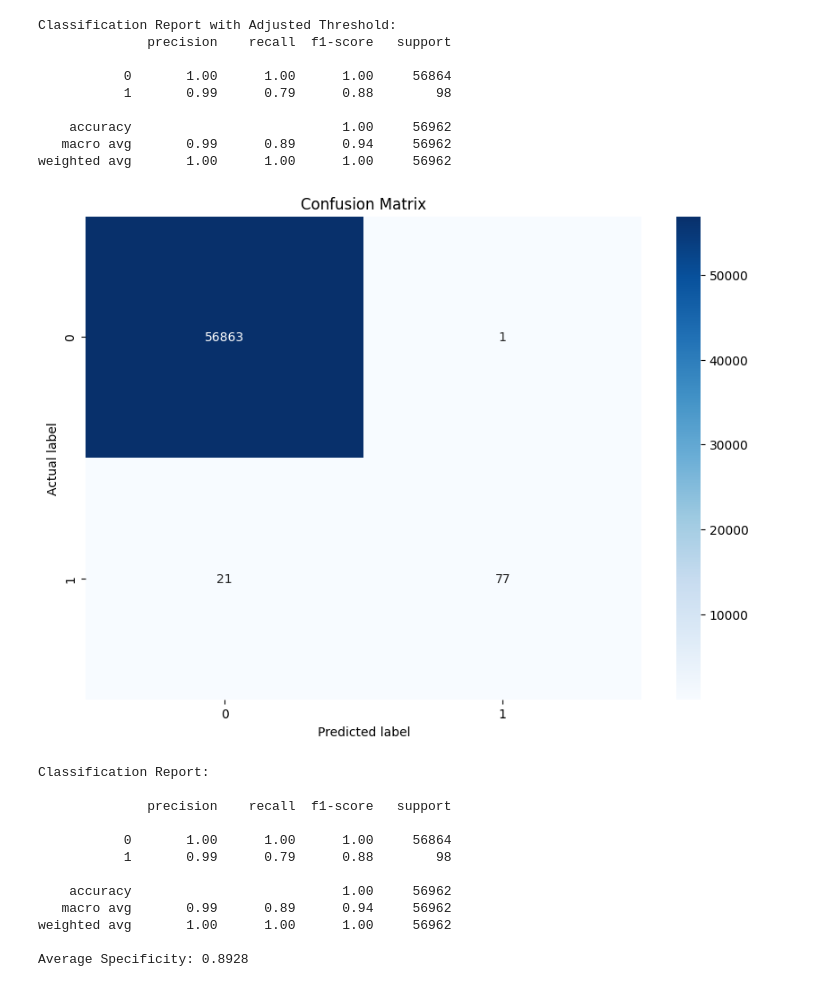
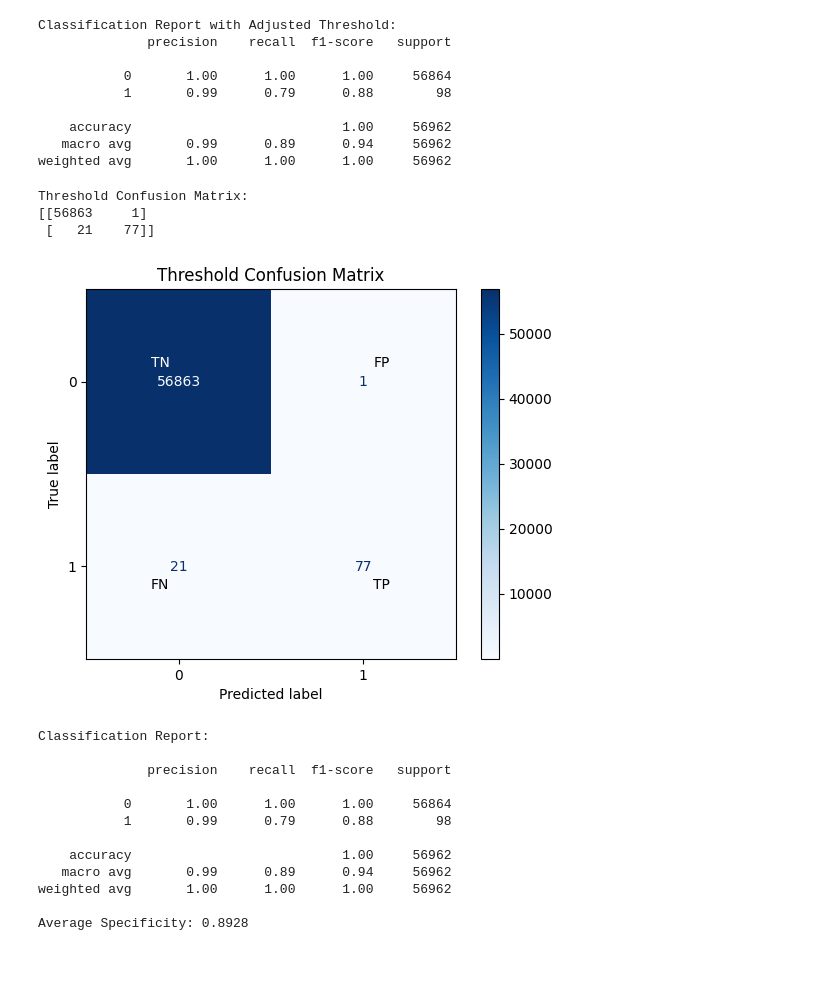
Before and after one commit to Oshgig/FRAUD-DETECTION, a Jupyter notebook: Project_code.ipynb, the cells around one changed output. Drawn from its saved outputs; the diff is of its cells as text; code cells hidden in the pictures.

```diff
--- a/Project_code.ipynb
+++ b/Project_code.ipynb
@@ -745,19 +788,14 @@ Classification Report with Adjusted Threshold:
     accuracy                           1.00     56962
    macro avg       0.99      0.89      0.94     56962
 weighted avg       1.00      1.00      1.00     56962
-# %%
-# Calculate confusion matrix for the threshold applied
-conf_matrix = confusion_matrix(y_test, y_pred_adjusted)
-
-# Plot confusion matrix
-plt.figure(figsize=(10, 7))
-sns.heatmap(conf_matrix, annot=True, fmt='g', cmap='Blues')
-plt.title('Confusion Matrix')
-plt.ylabel('Actual label')
-plt.xlabel('Predicted label')
-plt.show()
-# %% [output]
-[figure, removed]
+# %%
+# Calculate confusion matrix for the threshold applied
+print_cm(y_test, y_pred_adjusted, "Threshold")
+# %% [output]
+Threshold Confusion Matrix:
+[[56863     1]
+ [   21    77]]
+[figure, added]
 # %%
 # Calculate specificity for each class
 num_classes = conf_matrix.shape[0]
```
Also changed, not shown: parts of 3 cells of this notebook.
